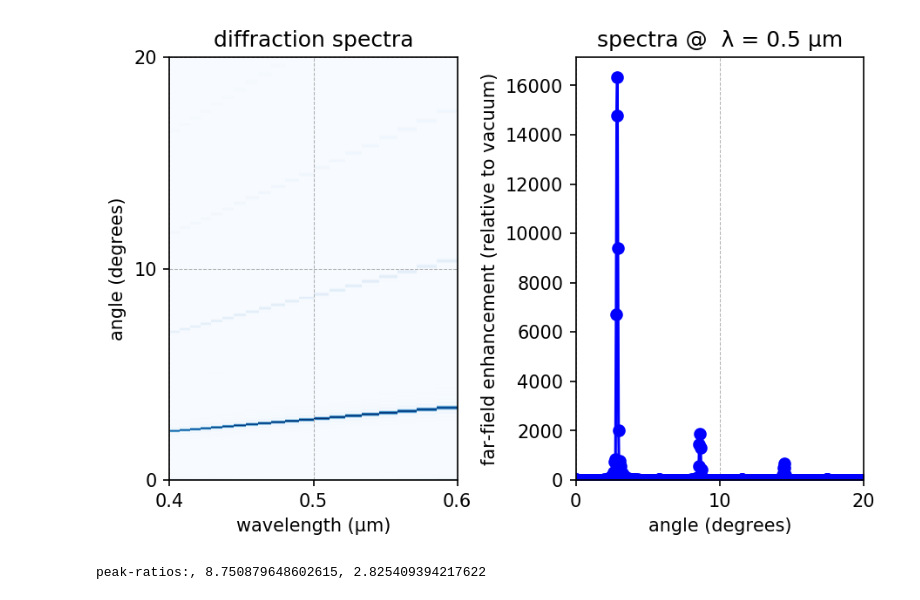
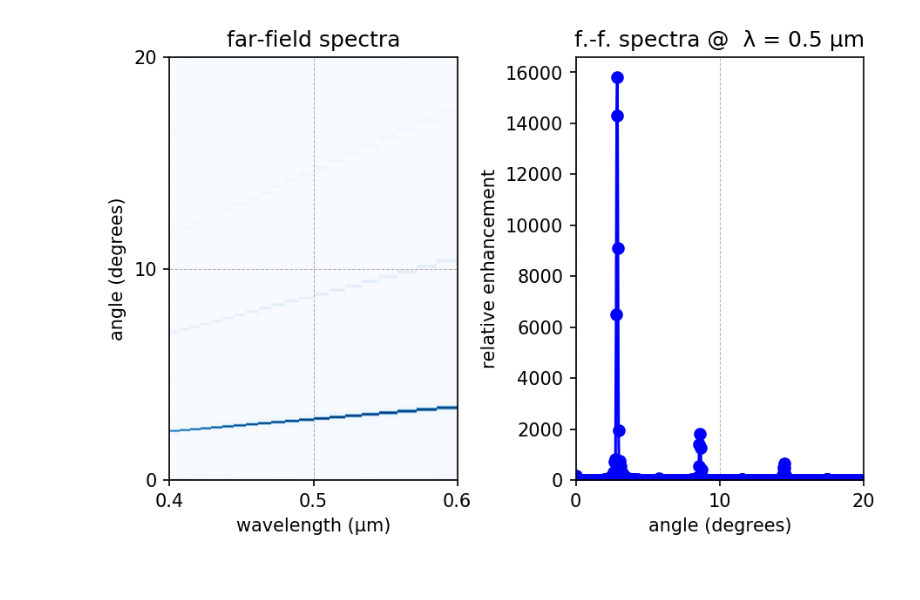
Before and after one commit to NanoComp/meep, a Jupyter notebook: python/examples/binary_grating_n2f.ipynb, the cells around one changed output. Drawn from its saved outputs; the diff is of its cells as text; code cells hidden in the pictures.

```diff
--- a/python/examples/binary_grating_n2f.ipynb
+++ b/python/examples/binary_grating_n2f.ipynb
@@ -106,44 +145,37 @@ run 0 finished at t = 850.2125000000001 (68017 timesteps)
 # %%
+freqs = mp.get_near2far_freqs(n2f_obj)
+wvl = np.divide(1,freqs)
+ff_lengths = np.linspace(0,ff_length,ff_npts)
+angles = [math.degrees(math.atan(f)) for f in ff_lengths/ff_distance]
+
+wvl_slice = 0.5
+idx_slice = np.where(np.asarray(freqs) == 1/wvl_slice)[0][0]
+
+rel_enh = np.absolute(ff_unitcell['Ez'][0])**2/np.absolute(ff_source['Ez'][0])**2
+
 plt.figure(dpi=150)
 
 plt.subplot(1,2,1)
-plt.pcolormesh(wvl,angles,tran,cmap='Blues',shading='flat')
-plt.axis([wvl_min, wvl_max, 0, ff_angle])
+plt.pcolormesh(wvl,angles,rel_enh,cmap='Blues',shading='flat')
+plt.axis([wvl_min,wvl_max,0,ff_angle])
 plt.xlabel("wavelength (μm)")
 plt.ylabel("angle (degrees)")
 plt.grid(linewidth=0.5,linestyle='--')
 plt.xticks([t for t in np.arange(wvl_min,wvl_max+0.1,0.1)])
 plt.yticks([t for t in range(0,ff_angle+1,10)])
-plt.title("diffraction spectra")
+plt.title("far-field spectra")
 
-wvl_slice = 0.5
-idx_slice = np.where(np.asarray(freqs) == 1/wvl_slice)[0][0]
 plt.subplot(1,2,2)
-plt.plot(angles,tran[:,idx_slice],'bo-')
+plt.plot(angles,rel_enh[:,idx_slice],'bo-')
 plt.xlim(0,ff_angle)
 plt.ylim(0)
 plt.xticks([t for t in range(0,ff_angle+1,10)])
 plt.xlabel("angle (degrees)")
-plt.ylabel("far-field enhancement (relative to vacuum)")
+plt.ylabel("relative enhancement")
 plt.grid(axis='x',linewidth=0.5,linestyle='--')
-plt.title("spectra @  λ = {:.1} μm".format(wvl_slice))
+plt.title("f.-f. spectra @  λ = {:.1} μm".format(wvl_slice))
 
 plt.tight_layout(pad=0.5)
 plt.show()
 # %% [output]
-[figure, old version]
+[figure, new version]
-# %%
-kx = lambda m,freq: math.sqrt(freq**2 - (m/gp)**2)
-theta_out = lambda m,freq: math.acos(kx(m,freq)/freq)
-
-tol = 0.02
-modes = [1,3,5]
-idx_modes = np.zeros(len(modes))
-for j in range(len(modes)):
-    idx_modes[j] = np.nonzero(np.logical_and(np.asarray(angles) > math.degrees(theta_out(modes[j],1/wvl_slice))-tol,
-                                             np.asarray(angles) < math.degrees(theta_out(modes[j],1/wvl_slice))+tol))[0][0]
-
-print("peak-ratios:, {}, {}".format(tran[int(idx_modes[0]),idx_slice]/tran[int(idx_modes[1]),idx_slice],
-                                    tran[int(idx_modes[1]),idx_slice]/tran[int(idx_modes[2]),idx_slice]))
-# %% [output]
-peak-ratios:, 8.750879648602615, 2.825409394217622
```
Also changed, not shown: parts of 1 cell of this notebook, 3 other files.
